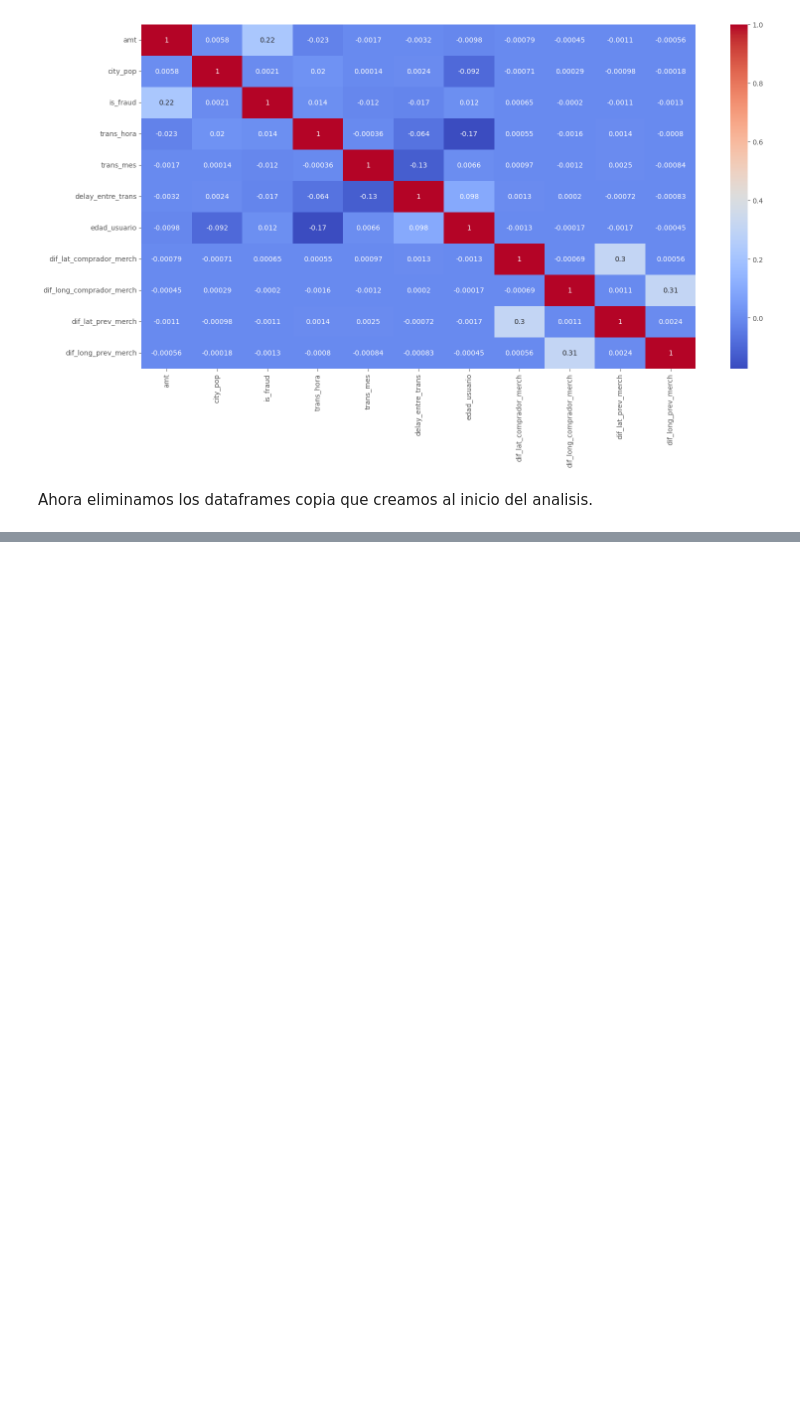
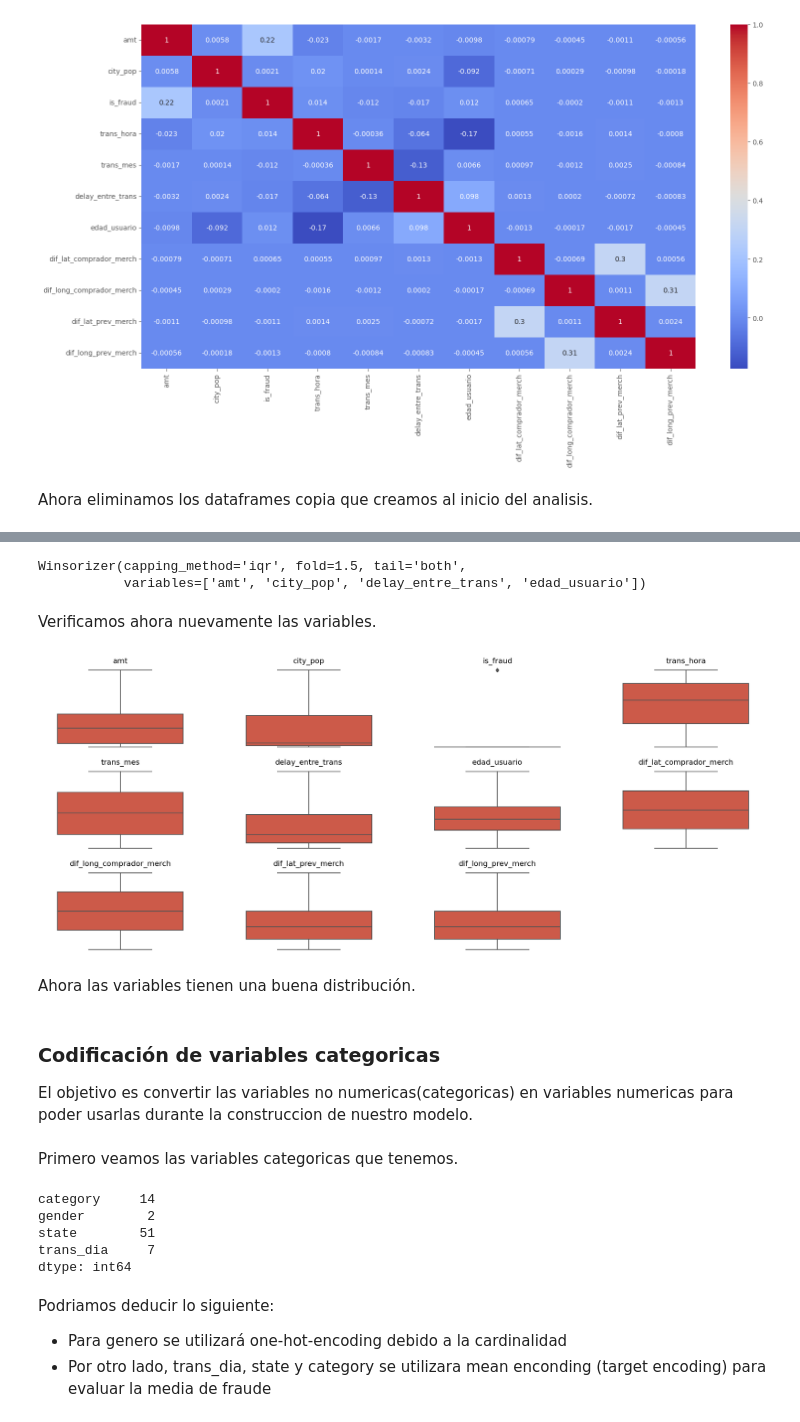
Before and after one commit to lc-sanchez/TP1-MachineLearning, a Jupyter notebook: Detección de Fraude.ipynb, the cells around one changed output, grey strips where cells are left out. Cells and saved outputs as stored; diff of their text form; code cells hidden in the pictures; blank space fills up the shorter version.

```diff
--- a/Detección de Fraude.ipynb
+++ b/Detección de Fraude.ipynb
@@ -597,0 +678,46 @@ del fraudes
+# %%
+variables_a_manejar=['amt','city_pop','delay_entre_trans','edad_usuario']
+capper_iqr=Winsorizer(capping_method='iqr', tail='both', fold=1.5, variables=variables_a_manejar)
+#Ahora lo aplicamos a nuestro dataset
+capper_iqr.fit(data)
+# %% [output]
+Winsorizer(capping_method='iqr', fold=1.5, tail='both',
+           variables=['amt', 'city_pop', 'delay_entre_trans', 'edad_usuario'])
+# %%
+#Ahora aplicamos a los valores a los datos
+data=capper_iqr.transform(data)
+# %% [markdown]
+<p>Verificamos ahora nuevamente las variables.</p>
+# %%
+plt.figure(figsize=[25,10])
+
+for indice, col_nombre in enumerate(col_numericas):
+    plot_var=data[col_nombre]
+    plt.subplot(3,4,indice+1)
+    sns.boxplot(plot_var)
+    plt.title(col_nombre)
+    plt.axis(False)
+# %% [output]
+[figure, added]
+# %% [markdown]
+<p>Ahora las variables tienen una buena distribución.</p>
+# %% [markdown]
+<h3>Codificación de variables categoricas</h3>
+<p>El objetivo es convertir las variables no numericas(categoricas) en variables numericas para poder usarlas durante la construccion de nuestro modelo.</p>
+# %% [markdown]
+<p>Primero veamos las variables categoricas que tenemos.</p>
+# %%
+columnas_categoricas=data.select_dtypes(exclude=np.number).columns
+data[columnas_categoricas].nunique()
+# %% [output]
+category     14
+gender        2
+state        51
+trans_dia     7
+dtype: int64
+# %% [markdown]
+<p>Podriamos deducir lo siguiente:</p>
+<ul>
+    <li>Para genero se utilizará one-hot-encoding debido a la cardinalidad</li>
+    <li>Por otro lado, trans_dia, state y category se utilizara mean enconding (target encoding) para evaluar la media de fraude</li>
+</ul>
```
Also changed, not shown: parts of 72 cells of this notebook.
